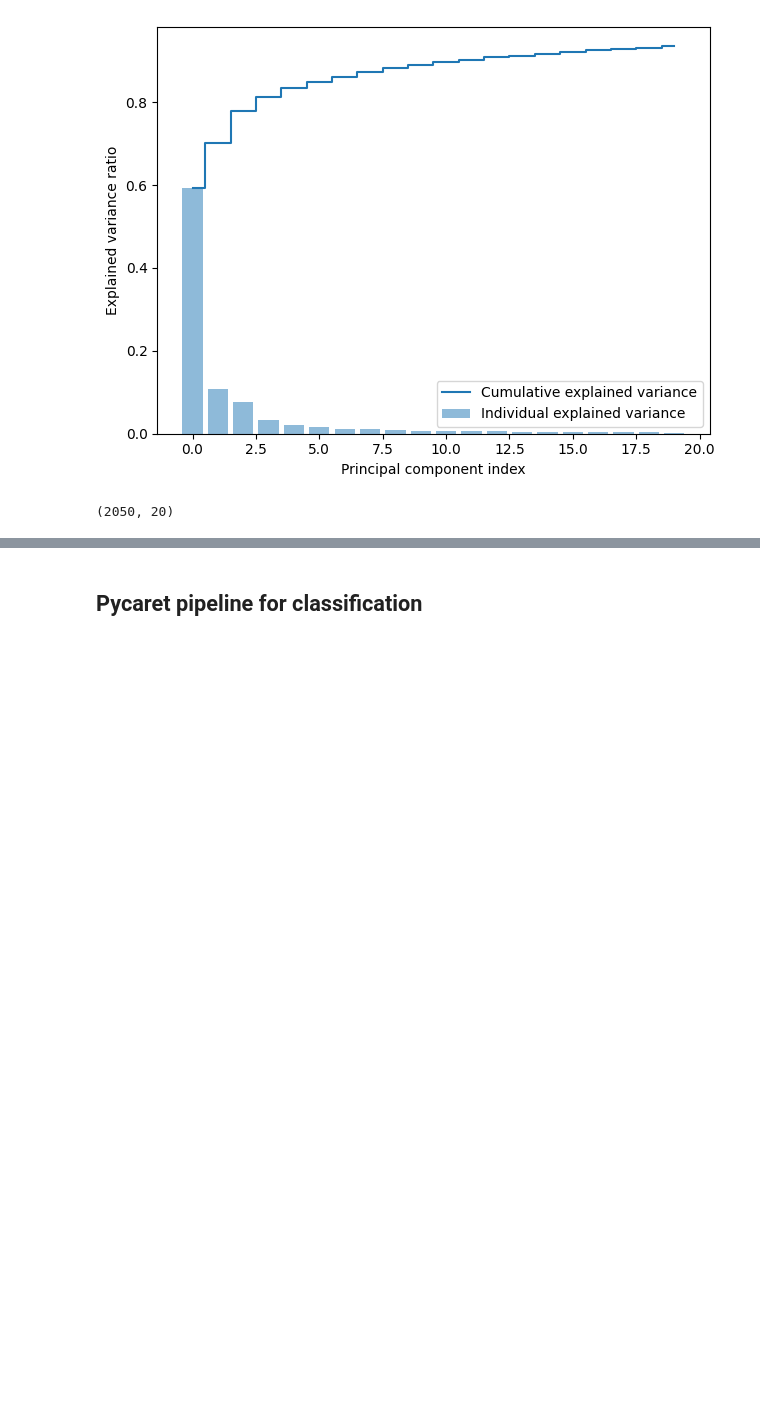
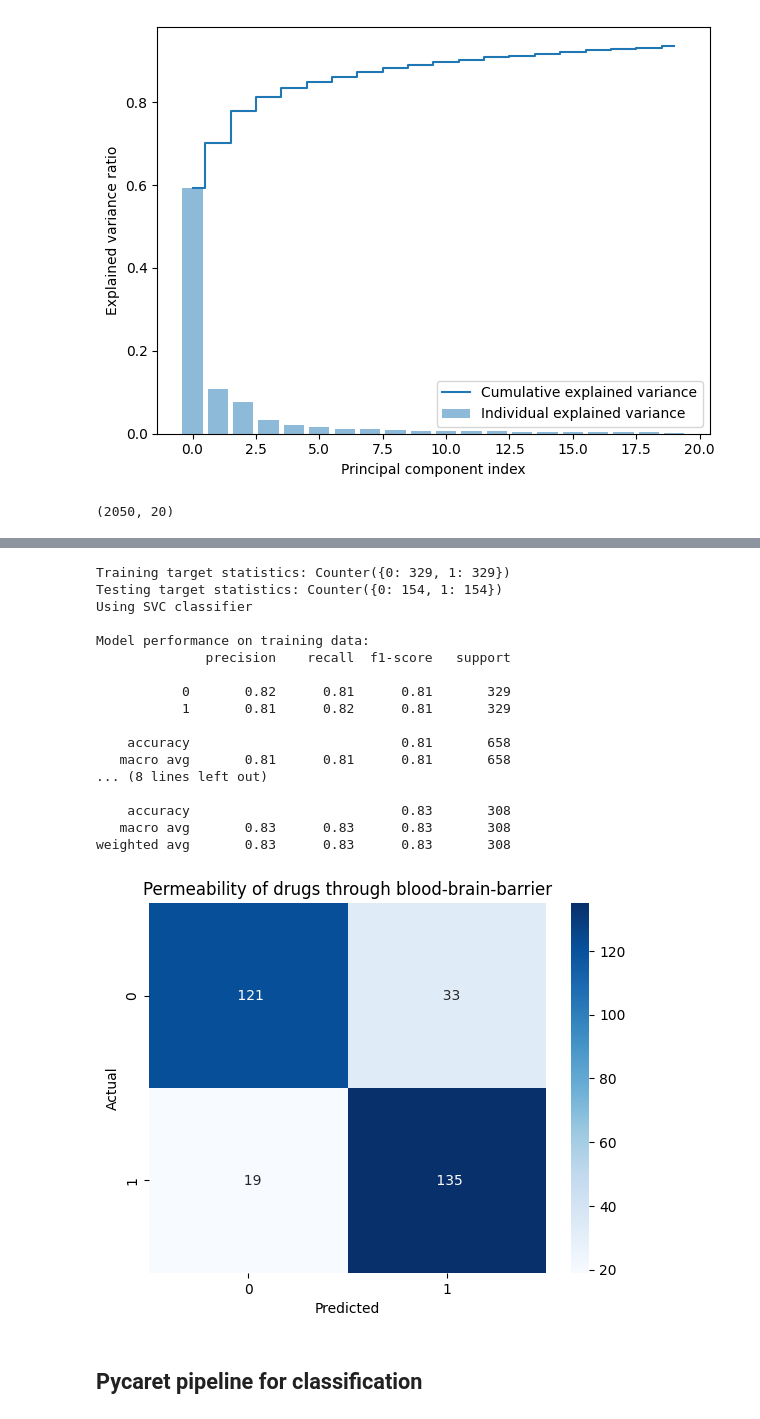
Before and after one commit to pranjaldhole/molecule-gym, a Jupyter notebook: molecule_gym/experiments/ChemBERTa_for_classification.ipynb, the cells around one changed output, grey strips where cells are left out. Drawn from its saved outputs; the diff is of its cells as text; code cells hidden in the pictures; blank space fills up the shorter version.

```diff
--- a/molecule_gym/experiments/ChemBERTa_for_classification.ipynb
+++ b/molecule_gym/experiments/ChemBERTa_for_classification.ipynb
@@ -214,3 +210,24 @@ weighted avg       0.83      0.83      0.83       941
+# %%
+classify_binary_data(features_reduced, labels, sampling='undersample')
+# %% [output]
+Training target statistics: Counter({0: 329, 1: 329})
+Testing target statistics: Counter({0: 154, 1: 154})
+Using SVC classifier
+
+Model performance on training data:
+              precision    recall  f1-score   support
+
+           0       0.82      0.81      0.81       329
+           1       0.81      0.82      0.81       329
+
+    accuracy                           0.81       658
+   macro avg       0.81      0.81      0.81       658
+... (8 lines left out)
+
+    accuracy                           0.83       308
+   macro avg       0.83      0.83      0.83       308
+weighted avg       0.83      0.83      0.83       308
+[figure, added]
 # %% [markdown]
 ## Pycaret pipeline for classification
 # %%
```
Also changed, not shown: parts of 18 cells of this notebook, 1 other file.
